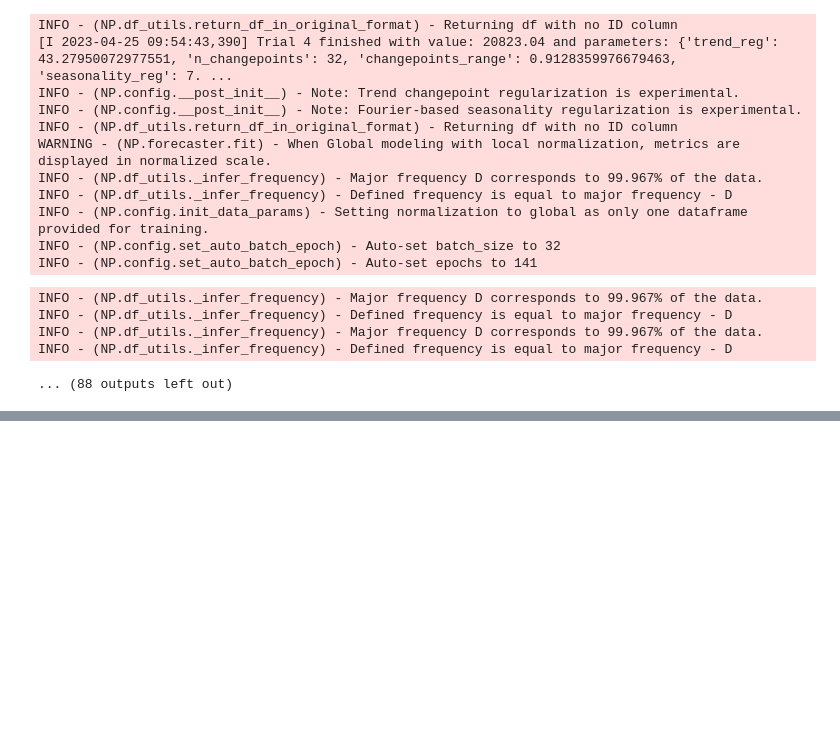
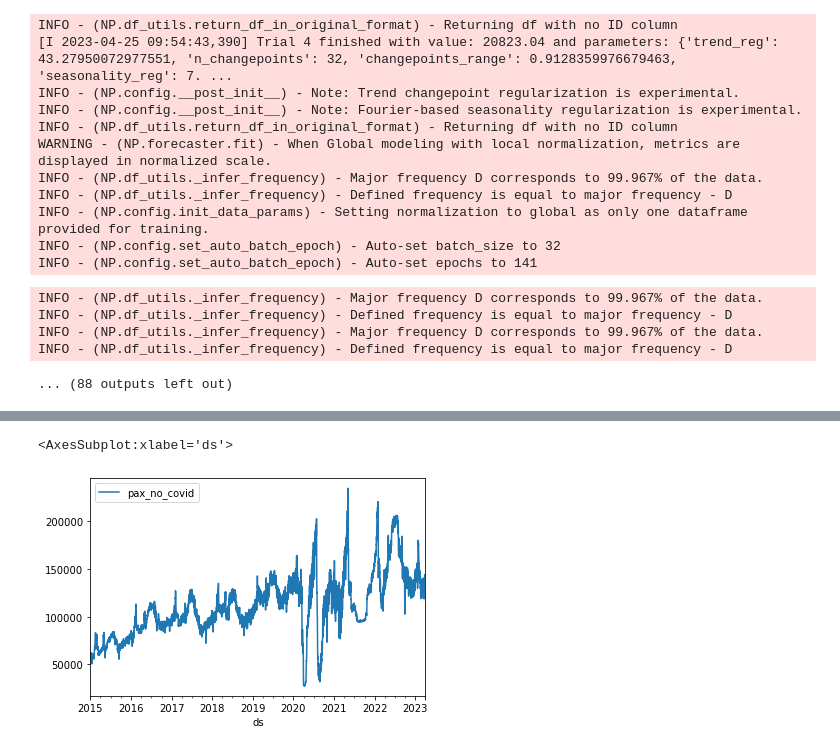
Before and after one commit to Alan-Wolf-VN/passenger_forecast, a Jupyter notebook: total domestic forecast - quantify covid impact.ipynb, the cells around one changed output, grey strips where cells are left out. Cells and saved outputs as stored; diff of their text form; code cells hidden in the pictures; blank space fills up the shorter version.

```diff
--- a/total domestic forecast - quantify covid impact.ipynb
+++ b/total domestic forecast - quantify covid impact.ipynb
@@ -262,0 +242,7 @@ forecast
+# %%
+pax_forecast['pax_no_covid'] = pax_forecast['y'] - pax_forecast['events_multiplicative']
+# %%
+pax_forecast[['ds','pax_no_covid']].set_index('ds').plot()
+# %% [output]
+<AxesSubplot:xlabel='ds'>
+[figure, added]
```
Also changed, not shown: parts of 15 cells of this notebook, 8 other files.
